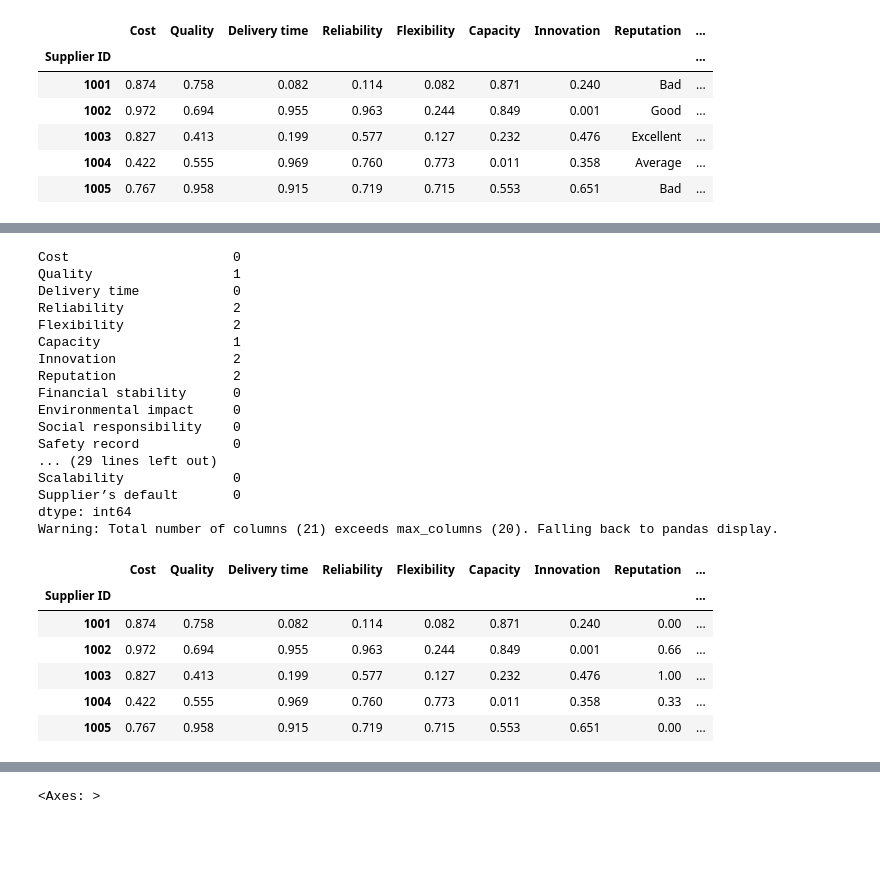
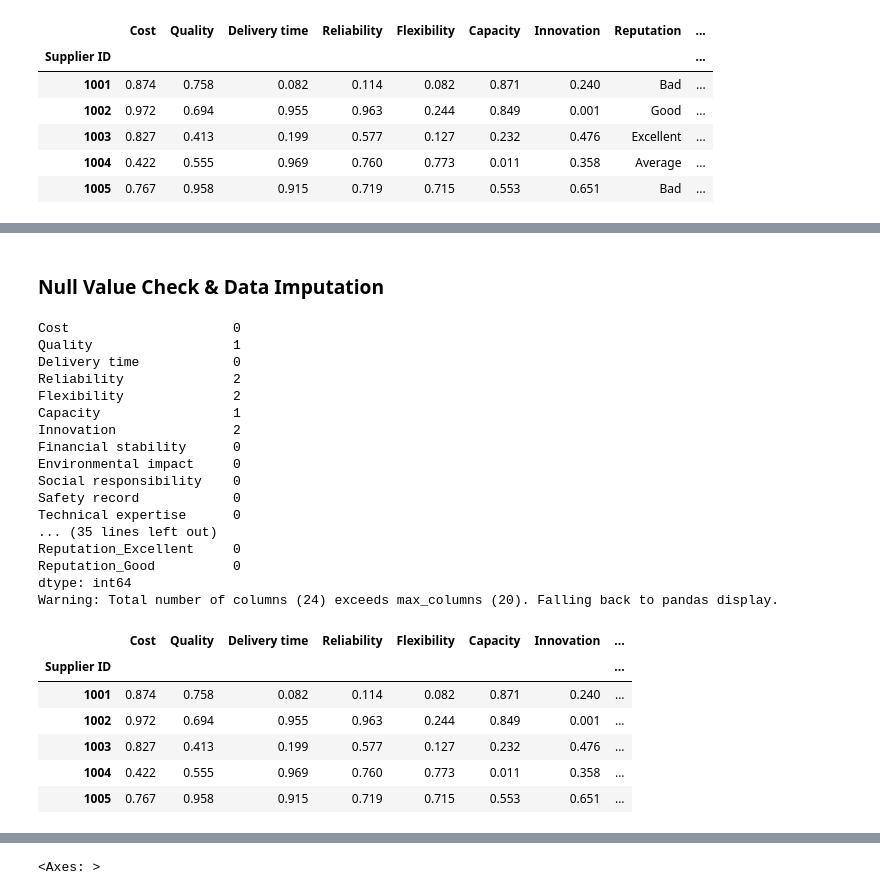
Before and after one commit to hksantosh/sscm, a Jupyter notebook: capstone/Intelligent_Supplier_Selection.ipynb, the cells around one changed output, grey strips where cells are left out. Saved outputs shown, nothing was run; the diff lists cells and outputs as text; code cells hidden in the pictures; blank space fills up the shorter version.

```diff
--- a/capstone/Intelligent_Supplier_Selection.ipynb
+++ b/capstone/Intelligent_Supplier_Selection.ipynb
@@ -88,7 +96,3 @@ Warning: Total number of columns (21) exceeds max_columns (20). Falling back to
 | 1003 | 0.827 | 0.413 | 0.199 | 0.577 | 0.127 | 0.232 | 0.476 | Excellent | ... |
 | 1004 | 0.422 | 0.555 | 0.969 | 0.760 | 0.773 | 0.011 | 0.358 | Average | ... |
 | 1005 | 0.767 | 0.958 | 0.915 | 0.719 | 0.715 | 0.553 | 0.651 | Bad | ... |
-# %%
-# Manual hot encoding
-DF['Reputation'] = DF['Reputation'].replace(['Excellent','Good','Average','Bad'], [1,.66,.33,0])
-DF.head()
@@ -103,0 +101,5 @@ Warning: Total number of columns (21) exceeds max_columns (20). Falling back to
+# %%
+encoder = OneHotEncoder()
+encoded_data = encoder.fit_transform(DF[['Reputation']])
+encoded_frame = pd.DataFrame.sparse.from_spmatrix(encoded_data, columns=encoder.get_feature_names_out(), index=DF.index)
+DF = pd.concat([DF.drop(columns=['Reputation']),encoded_frame.drop(columns=['Reputation_nan'],errors='ignore')],axis=1)
@@ -104,34 +124,35 @@ Warning: Total number of columns (21) exceeds max_columns (20). Falling back to
+# %% [markdown]
+### Null Value Check & Data Imputation
 # %%
 # Check Null values
 print(DF.isnull().sum())
+
+## Drop rows with null values
 DF = DF.dropna()
 
 print(DF.isnull().sum())
-DF.head()
-#DF[DF.isnull()]
-# imputation for the missing values ?
 # %% [output]
 Cost                     0
 Quality                  1
 Delivery time            0
 Reliability              2
 Flexibility              2
 Capacity                 1
 Innovation               2
-Reputation               2
 Financial stability      0
 Environmental impact     0
 Social responsibility    0
 Safety record            0
-... (29 lines left out)
-Scalability              0
-Supplier’s default       0
+Technical expertise      0
+... (35 lines left out)
+Reputation_Excellent     0
+Reputation_Good          0
 dtype: int64
-Warning: Total number of columns (21) exceeds max_columns (20). Falling back to pandas display.
+Warning: Total number of columns (24) exceeds max_columns (20). Falling back to pandas display.
-|  | Cost | Quality | Delivery time | Reliability | Flexibility | Capacity | Innovation | Reputation | ... |
-| Supplier ID |  |  |  |  |  |  |  |  | ... |
-| 1001 | 0.874 | 0.758 | 0.082 | 0.114 | 0.082 | 0.871 | 0.240 | 0.00 | ... |
-| 1002 | 0.972 | 0.694 | 0.955 | 0.963 | 0.244 | 0.849 | 0.001 | 0.66 | ... |
-| 1003 | 0.827 | 0.413 | 0.199 | 0.577 | 0.127 | 0.232 | 0.476 | 1.00 | ... |
-| 1004 | 0.422 | 0.555 | 0.969 | 0.760 | 0.773 | 0.011 | 0.358 | 0.33 | ... |
-| 1005 | 0.767 | 0.958 | 0.915 | 0.719 | 0.715 | 0.553 | 0.651 | 0.00 | ... |
+|  | Cost | Quality | Delivery time | Reliability | Flexibility | Capacity | Innovation | ... |
+| Supplier ID |  |  |  |  |  |  |  | ... |
+| 1001 | 0.874 | 0.758 | 0.082 | 0.114 | 0.082 | 0.871 | 0.240 | ... |
+| 1002 | 0.972 | 0.694 | 0.955 | 0.963 | 0.244 | 0.849 | 0.001 | ... |
+| 1003 | 0.827 | 0.413 | 0.199 | 0.577 | 0.127 | 0.232 | 0.476 | ... |
+| 1004 | 0.422 | 0.555 | 0.969 | 0.760 | 0.773 | 0.011 | 0.358 | ... |
+| 1005 | 0.767 | 0.958 | 0.915 | 0.719 | 0.715 | 0.553 | 0.651 | ... |
```
Also changed, not shown: parts of 17 cells of this notebook.
